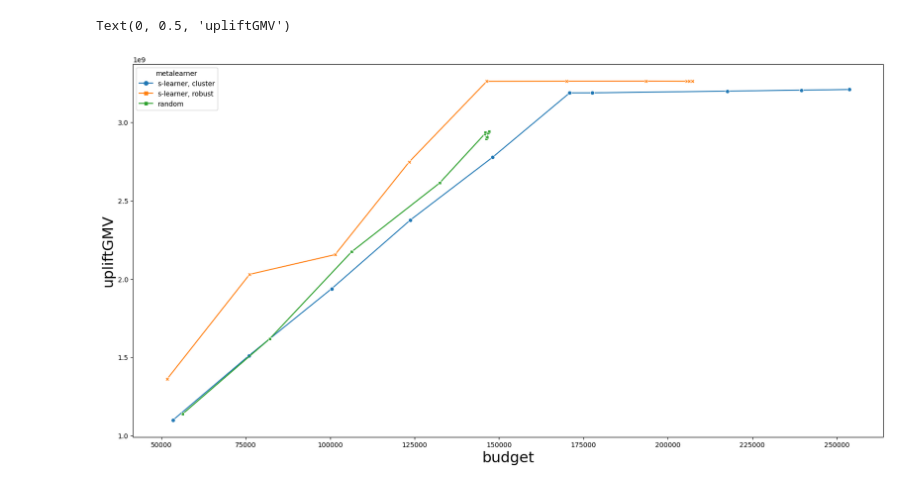
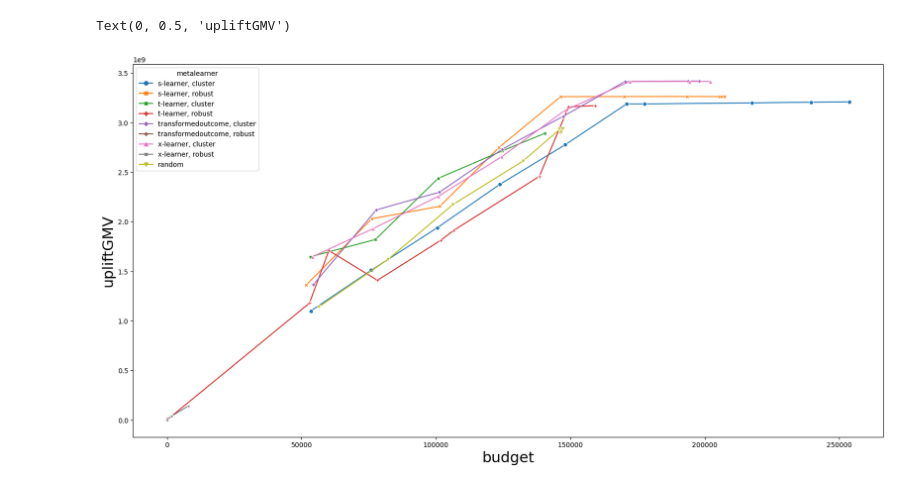
Before and after one commit to tubo213/graduation_research, a Jupyter notebook: notebooks/evaluation/optimize001.ipynb, the cells around one changed output. Cells and saved outputs as stored; diff of their text form; code cells hidden in the pictures.

```diff
--- a/notebooks/evaluation/optimize001.ipynb
+++ b/notebooks/evaluation/optimize001.ipynb
@@ -9,9 +9,9 @@ import seaborn as sns
 results = []
 for exp in [
     'optimize001', 'optimize002',
-    # 'optimize003', 'optimize004',
-    # 'optimize005', 'optimize006',
-    # 'optimize007', 'optimize008'
+    'optimize003', 'optimize004',
+    'optimize005', 'optimize006',
+    'optimize007', 'optimize008'
     ]:
     container = EvaluationContainer(exp, debug=False)
     name = container.config.base_config.name
@@ -105,2 +105,2 @@ ax.set_ylabel('upliftGMV',fontsize=22)
 Text(0, 0.5, 'upliftGMV')
-[figure, old version]
+[figure, new version]
```
Also changed, not shown: parts of 1 cell of this notebook.
